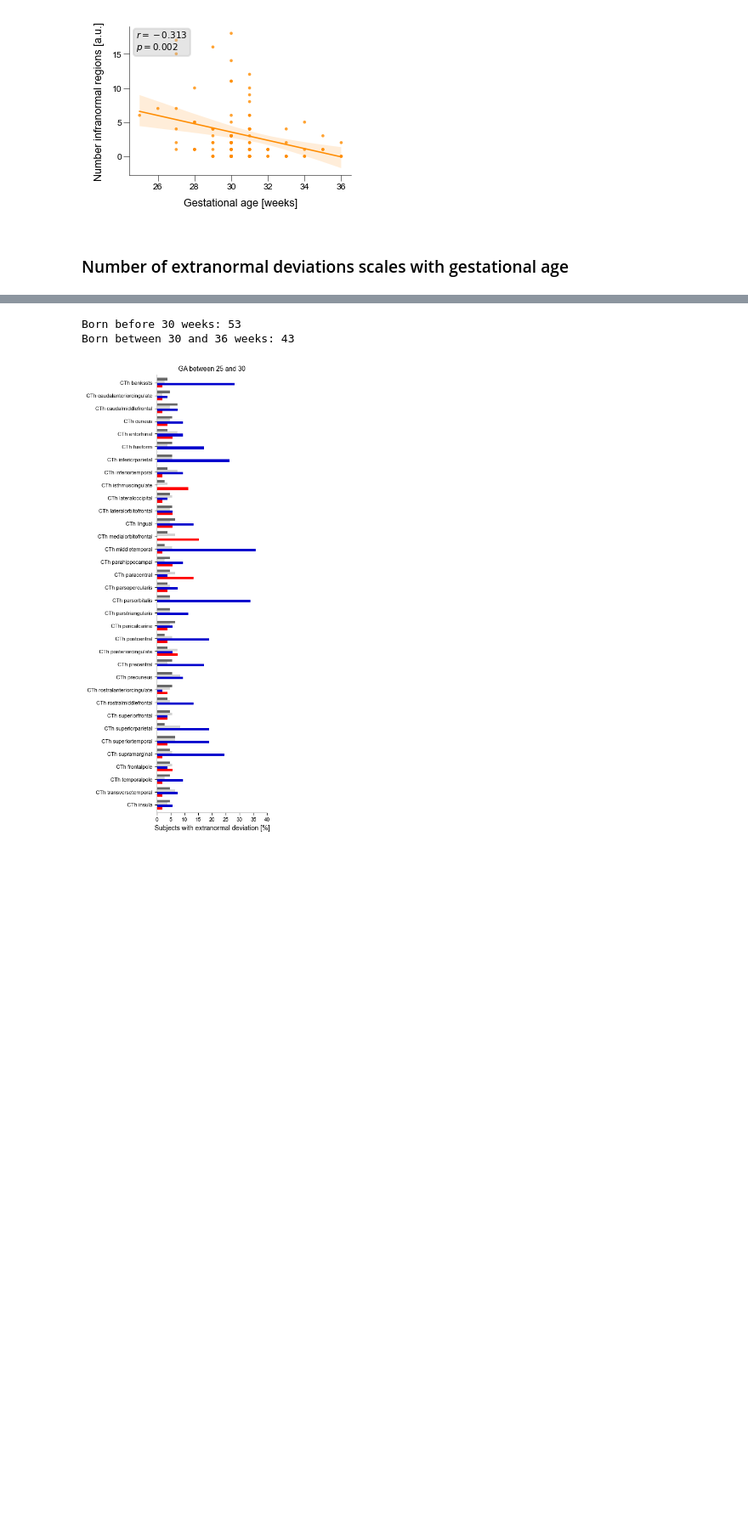
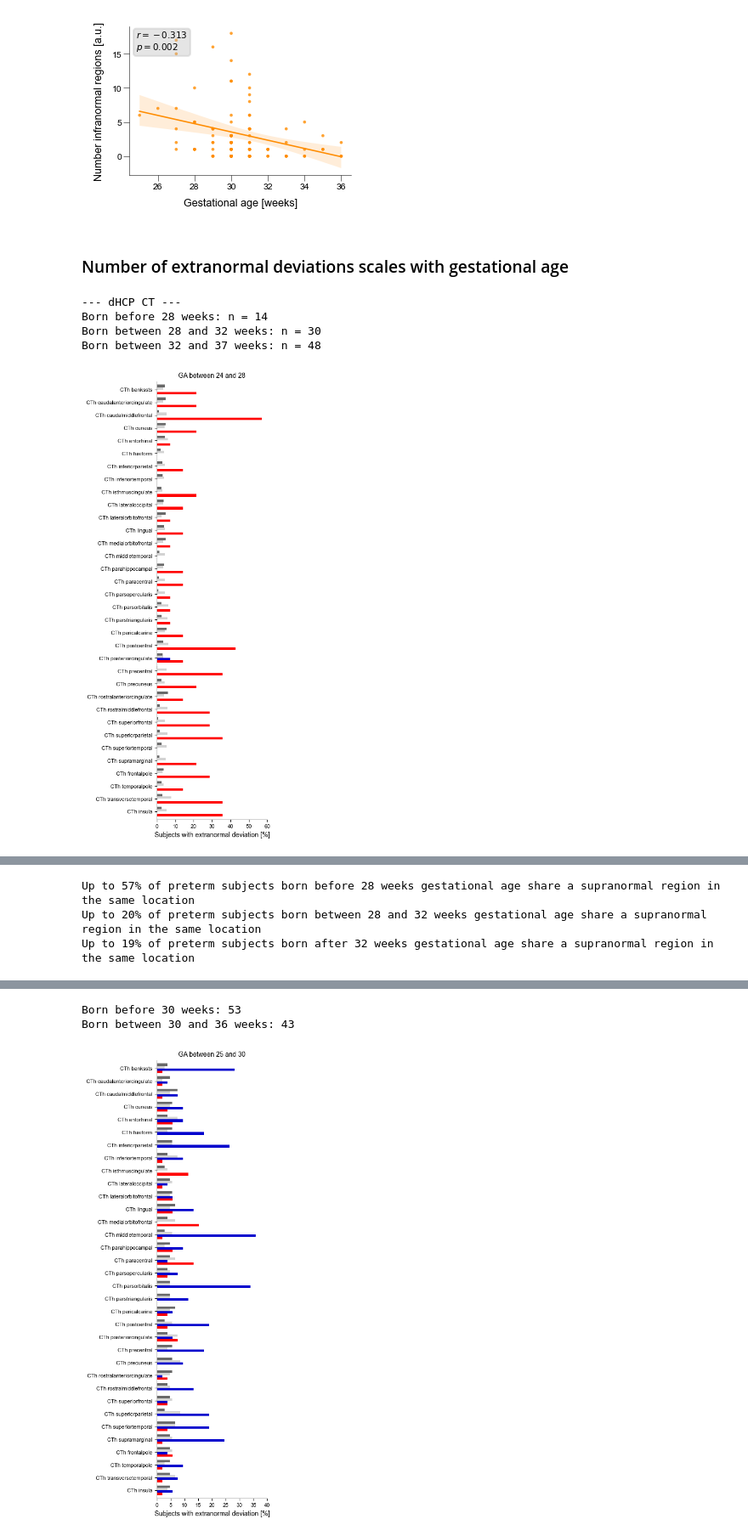
Before and after one commit to Melissa1909/preterm-brain-heterogeneity, a Jupyter notebook: 2_macroscaleConsistency.ipynb, the cells around one changed output, grey strips where cells are left out. Shown at 85% size. Cells and saved outputs as stored; diff of their text form; code cells hidden in the pictures; blank space fills up the shorter version.

Commit message:
Testing different grouping for separation by GA

```diff
--- a/2_macroscaleConsistency.ipynb
+++ b/2_macroscaleConsistency.ipynb
@@ -100,3 +97,47 @@ correlation_plot(x, y, data=bls_26_ct_pt, color=color_pt,
 # %%
 # get roi names
 rois_cortical = get_roi_names('CT', bilateral=True, global_vars=False)
+# %%
+# group dHCP preterm subjects into earlier and later birth
+print('--- dHCP CT ---')
+cent_scores_pt_before28 = dhcp_ct_pt[(dhcp_ct_pt['GA'] <= 28)]
+print("Born before 28 weeks: n =", cent_scores_pt_before28.shape[0])
+
+cent_scores_pt_28_to_32 = dhcp_ct_pt[(dhcp_ct_pt['GA'] > 28) & (dhcp_ct_pt['GA'] <= 32)]
+print("Born between 28 and 32 weeks: n =", cent_scores_pt_28_to_32.shape[0])
+
+cent_scores_pt_after32 = dhcp_ct_pt[(dhcp_ct_pt['GA'] > 32) & (dhcp_ct_pt['GA'] < 37)]
+print("Born between 32 and 37 weeks: n =", cent_scores_pt_after32.shape[0])
+
+dhcp_ct_ft = dhcp_ct[dhcp_ct['dx'] == 'CN']
+
+
+# before 28 weeks
+age_thr_lower = int(cent_scores_pt_before28['GA'].min())
+age_thr_upper = int(cent_scores_pt_before28['GA'].max())
+outname = join(out_dir, f'dHCP_individual_percentage_outside_norm_GA{age_thr_lower}_{age_thr_upper}.svg')
+infra_supra_before28 = plot_percentage_outside_norm_groups(rois_cortical, dhcp_ct_ft, cent_scores_pt_before28, age_thr_lower, age_thr_upper, outname)
+
+# between 28 and 32 weeks
+age_thr_lower = int(cent_scores_pt_28_to_32['GA'].min())
+age_thr_upper = int(cent_scores_pt_28_to_32['GA'].max())
+outname = join(out_dir, f'dHCP_individual_percentage_outside_norm_GA{age_thr_lower}_{age_thr_upper}.svg')
+infra_supra_between28_and_32 = plot_percentage_outside_norm_groups(rois_cortical, dhcp_ct_ft, cent_scores_pt_28_to_32, age_thr_lower, age_thr_upper, outname)
+
+# after 32 weeks
+age_thr_lower = int(cent_scores_pt_after32['GA'].min())
+age_thr_upper = int(cent_scores_pt_after32['GA'].max())
+outname = join(out_dir, f'dHCP_individual_percentage_outside_norm_GA{age_thr_lower}_{age_thr_upper}.svg')
+infra_supra_after_32 = plot_percentage_outside_norm_groups(rois_cortical, dhcp_ct_ft, cent_scores_pt_after32, age_thr_lower, age_thr_upper, outname)
+
+
+# extranormal percentages
+print(f'Up to {infra_supra_before28.supranormal_pt.max():.0f}% of preterm subjects born before 28 weeks gestational age share a supranormal region in the same location')
+print(f'Up to {infra_supra_between28_and_32.supranormal_pt.max():.0f}% of preterm subjects born between 28 and 32 weeks gestational age share a supranormal region in the same location')
+print(f'Up to {infra_supra_after_32.supranormal_pt.max():.0f}% of preterm subjects born after 32 weeks gestational age share a supranormal region in the same location')
+# %% [output]
+--- dHCP CT ---
+Born before 28 weeks: n = 14
+Born between 28 and 32 weeks: n = 30
+Born between 32 and 37 weeks: n = 48
+[figure, added]
@@ -103 +146,4 @@ rois_cortical = get_roi_names('CT', bilateral=True, global_vars=False)
+Up to 57% of preterm subjects born before 28 weeks gestational age share a supranormal region in the same location
+Up to 20% of preterm subjects born between 28 and 32 weeks gestational age share a supranormal region in the same location
+Up to 19% of preterm subjects born after 32 weeks gestational age share a supranormal region in the same location
 # %%
```
Also changed, not shown: parts of 6 cells of this notebook, 1 other file.
